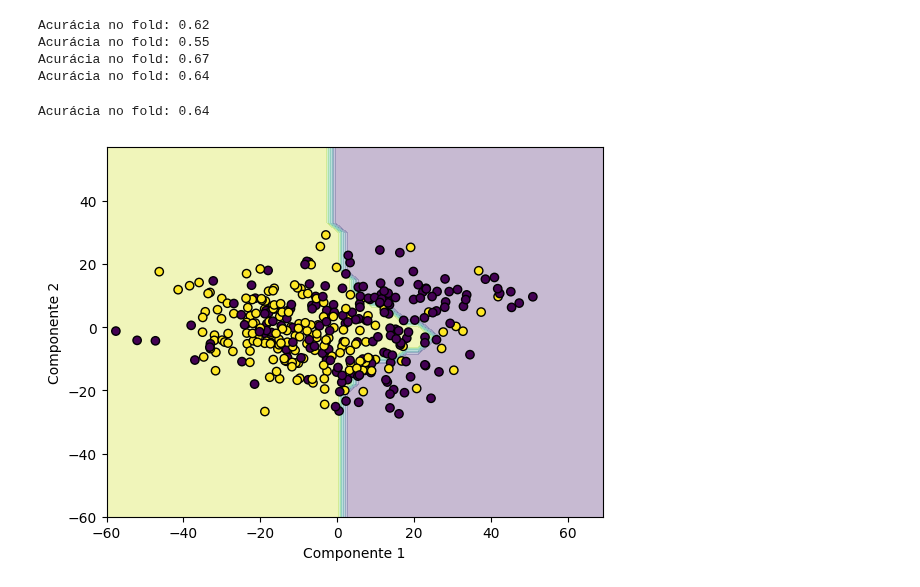
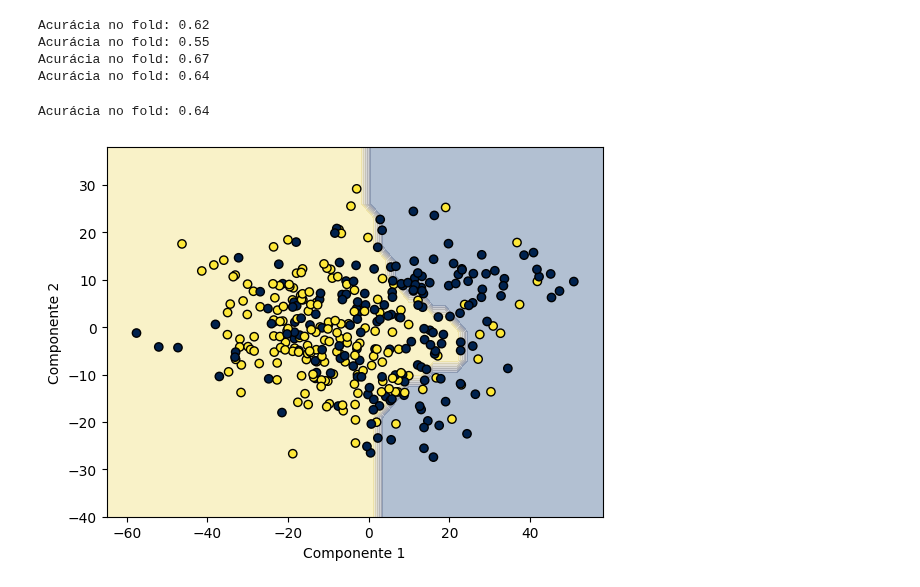
Before and after one commit to lorran-araujo/LNCC, a Jupyter notebook: disciplinas/redes-neurais/codes/lista3/exercicio1.ipynb, the cells around one changed output. Cells and saved outputs as stored; diff of their text form; code cells hidden in the pictures.

```diff
--- a/disciplinas/redes-neurais/codes/lista3/exercicio1.ipynb
+++ b/disciplinas/redes-neurais/codes/lista3/exercicio1.ipynb
@@ -272,7 +317,7 @@ for train_index, test_index in kf3.split(x_train_kpca_red):
     y_train3, y_val = y_train[train_index], y_train[test_index]
 
     # cria e treinar o modelo SVM
-    clf_linear = SVC(kernel='linear', C=1.0)
+    clf_linear = SVC(kernel='linear')
     clf_linear.fit(X_train3, y_train3.ravel())
 
     svm_linear_red.append(clf_linear)
@@ -300,8 +345,8 @@ def plot_decision_boundary(clf, X, y, title, xmin=None, xmax=None, ymin=None, ym
     Z = clf.predict(np.c_[xx.ravel(), yy.ravel()])
     Z = Z.reshape(xx.shape)
 
-    plt.contourf(xx, yy, Z, alpha=0.3, cmap='viridis')
-    plt.scatter(X[:, 0], X[:, 1], c=y, edgecolors='k', cmap='viridis')
+    plt.contourf(xx, yy, Z, alpha=0.3, cmap='cividis')
+    plt.scatter(X[:, 0], X[:, 1], c=y, edgecolors='k', cmap='cividis')
     plt.title(title)
     plt.xlabel('Componente 1')
     plt.ylabel('Componente 2')
@@ -393,7 +439,7 @@ for ker in kernels:
         y_train4, y_val = y_train[train_index], y_train[test_index]
 
         # cria e treinar o modelo SVM
-        clf_kernel = SVC(kernel=ker, C=1.0)
+        clf_kernel = SVC(kernel=ker)
         clf_kernel.fit(X_train4, y_train4.ravel())
 
         svm_kernel.append(clf_kernel)
@@ -450,7 +502,7 @@ for train_index, test_index in kf2.split(x_train_pca_red):
     y_train5, y_val = y_train[train_index], y_train[test_index]
 
     # cria e treinar o modelo SVM
-    clf_kernel = SVC(kernel='poly', C=1.0)
+    clf_kernel = SVC(kernel='poly')
     clf_kernel.fit(X_train5, y_train5.ravel())
 
     svm_kernel_red.append(clf_kernel)
@@ -468,7 +520,7 @@ x_test_pca_red = pca_red.transform(X_test)
 # %%
 accuracy = svm_kernel_red[3].score(x_test_pca_red, y_test)
 print(f"Acurácia no fold: {accuracy:.2f}")
-plot_decision_boundary(svm_kernel_red[3], x_test_pca_red, y_test, '', xmin=-60, xmax=70,ymin=-60, ymax=60)
+plot_decision_boundary(svm_kernel_red[3], x_test_pca_red, y_test, '', xmin=-65, xmax=60,ymin=-40, ymax=40)
 # %% [output]
 Acurácia no fold: 0.64
-[figure, old version]
+[figure, new version]
```
Also changed, not shown: parts of 22 cells of this notebook, 25 other files.
